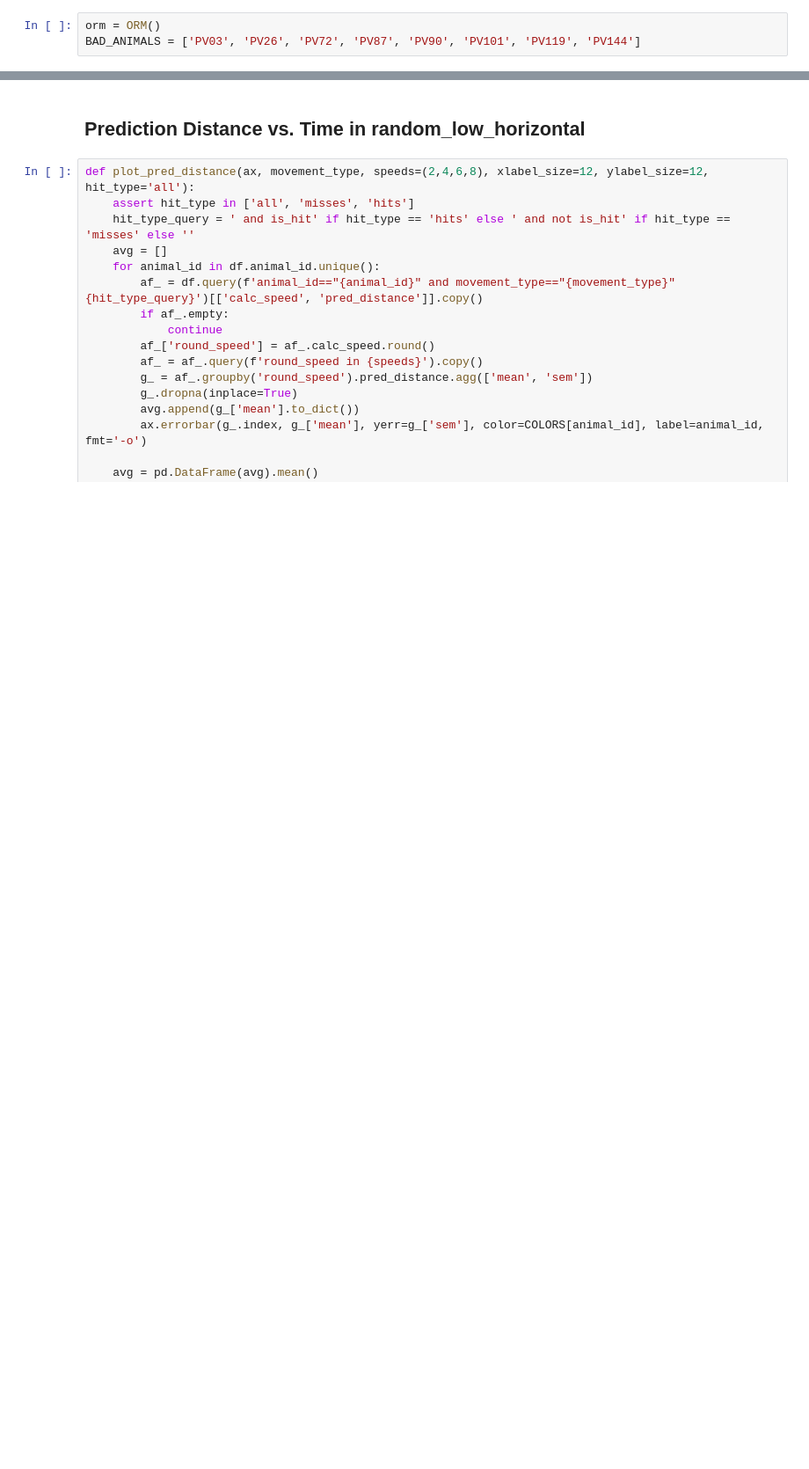
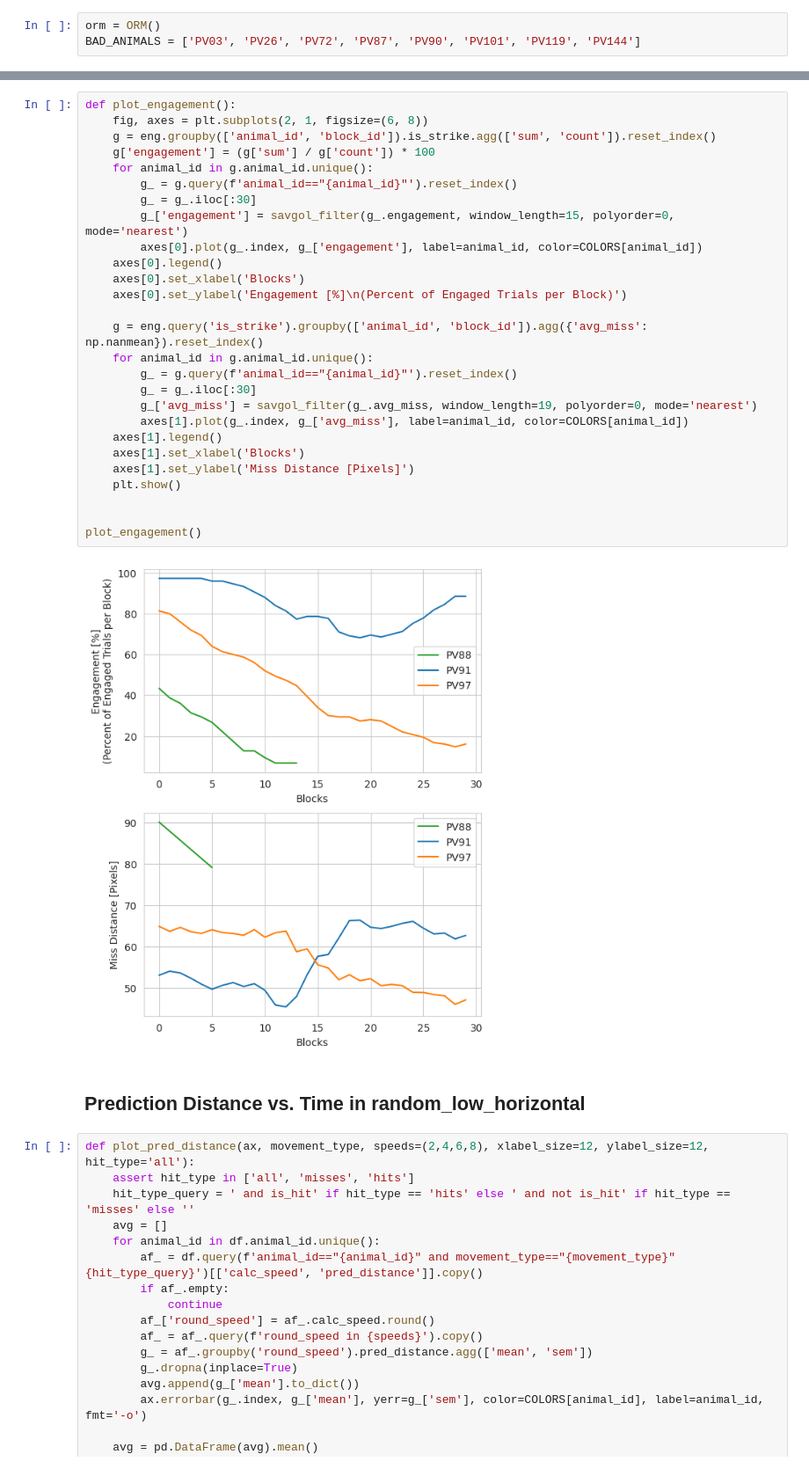
Before and after one commit to regevti/Pogona_Pursuit, a Jupyter notebook: notebooks/paper_figs.ipynb, the cells around one changed output, grey strips where cells are left out. Shown at 88% size. Drawn from its saved outputs; the diff is of its cells as text; blank space fills up the shorter version.

```diff
--- a/notebooks/paper_figs.ipynb
+++ b/notebooks/paper_figs.ipynb
@@ -70,3 +141,32 @@ COLORS
+# %%
+def plot_engagement():
+    fig, axes = plt.subplots(2, 1, figsize=(6, 8))
+    g = eng.groupby(['animal_id', 'block_id']).is_strike.agg(['sum', 'count']).reset_index()
+    g['engagement'] = (g['sum'] / g['count']) * 100
+    for animal_id in g.animal_id.unique():
+        g_ = g.query(f'animal_id=="{animal_id}"').reset_index()
+        g_ = g_.iloc[:30]
+        g_['engagement'] = savgol_filter(g_.engagement, window_length=15, polyorder=0, mode='nearest')
+        axes[0].plot(g_.index, g_['engagement'], label=animal_id, color=COLORS[animal_id])
+    axes[0].legend()
+    axes[0].set_xlabel('Blocks')
+    axes[0].set_ylabel('Engagement [%]\n(Percent of Engaged Trials per Block)')
+
+    g = eng.query('is_strike').groupby(['animal_id', 'block_id']).agg({'avg_miss': np.nanmean}).reset_index()
+    for animal_id in g.animal_id.unique():
+        g_ = g.query(f'animal_id=="{animal_id}"').reset_index()
+        g_ = g_.iloc[:30]
+        g_['avg_miss'] = savgol_filter(g_.avg_miss, window_length=19, polyorder=0, mode='nearest')
+        axes[1].plot(g_.index, g_['avg_miss'], label=animal_id, color=COLORS[animal_id])
+    axes[1].legend()
+    axes[1].set_xlabel('Blocks')
+    axes[1].set_ylabel('Miss Distance [Pixels]')
+    plt.show()
+
+
+plot_engagement()
+# %% [output]
+[figure, added]
 # %% [markdown]
 ## Prediction Distance vs. Time in random_low_horizontal
 # %%
```
Also changed, not shown: parts of 21 cells of this notebook, 3 other files.
